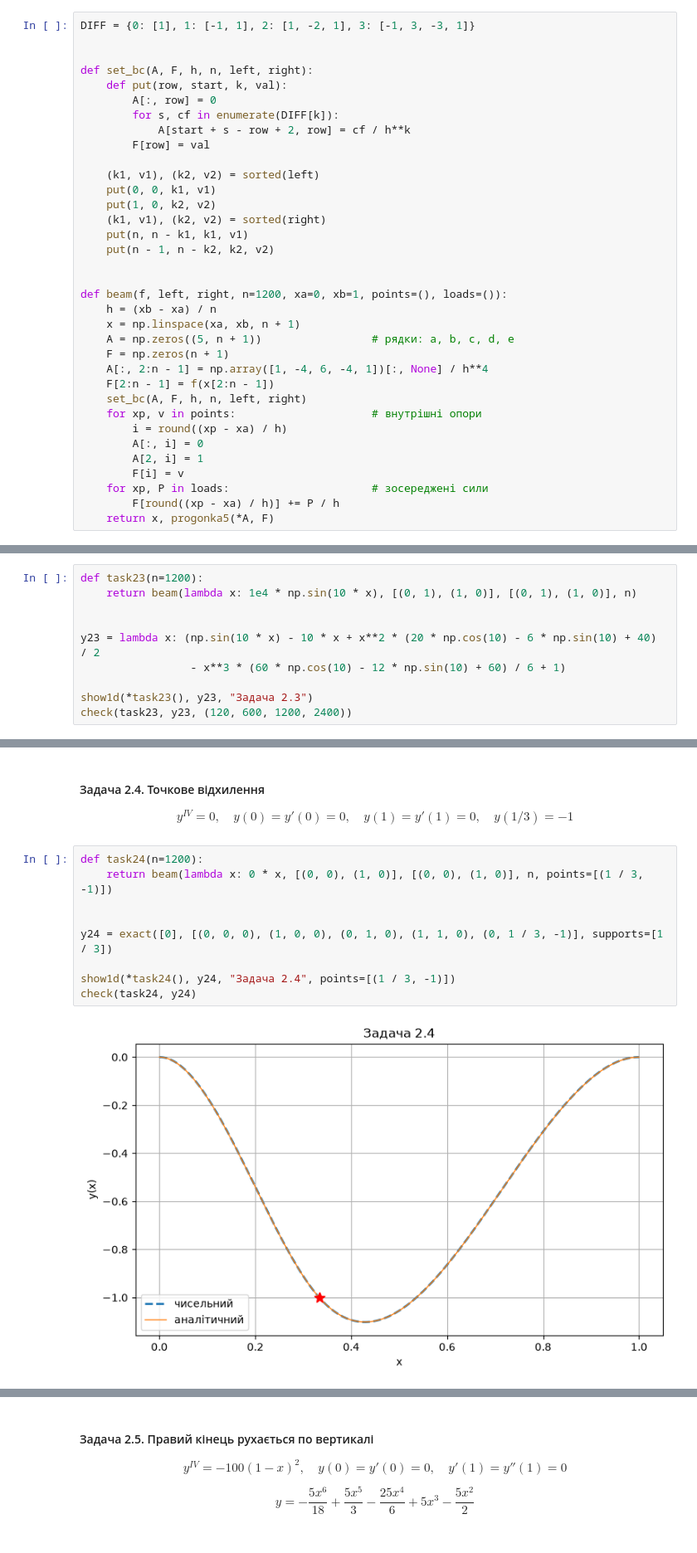
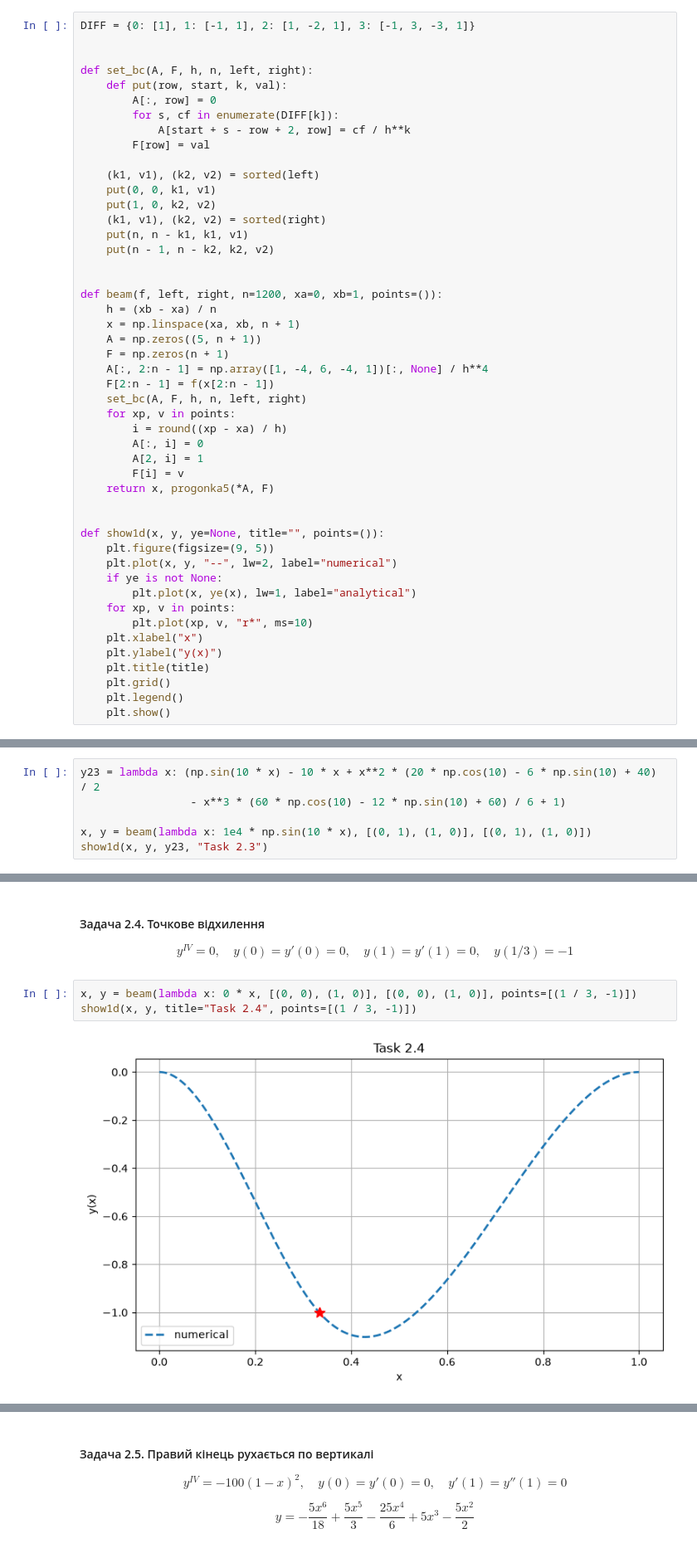
Before and after one commit to Pomidorry/CMMNS-labs, a Jupyter notebook: lab3.ipynb, the cells around one changed output, grey strips where cells are left out. Shown at 83% size. Saved outputs shown, nothing was run; the diff lists cells and outputs as text.

```diff
--- a/lab3.ipynb
+++ b/lab3.ipynb
@@ -85,19 +72,32 @@ def set_bc(A, F, h, n, left, right):
     put(n - 1, n - k2, k2, v2)
 
 
-def beam(f, left, right, n=1200, xa=0, xb=1, points=(), loads=()):
+def beam(f, left, right, n=1200, xa=0, xb=1, points=()):
     h = (xb - xa) / n
     x = np.linspace(xa, xb, n + 1)
-    A = np.zeros((5, n + 1))                 # рядки: a, b, c, d, e
+    A = np.zeros((5, n + 1))
     F = np.zeros(n + 1)
     A[:, 2:n - 1] = np.array([1, -4, 6, -4, 1])[:, None] / h**4
     F[2:n - 1] = f(x[2:n - 1])
     set_bc(A, F, h, n, left, right)
-    for xp, v in points:                     # внутрішні опори
+    for xp, v in points:
         i = round((xp - xa) / h)
         A[:, i] = 0
         A[2, i] = 1
         F[i] = v
-    for xp, P in loads:                      # зосереджені сили
-        F[round((xp - xa) / h)] += P / h
     return x, progonka5(*A, F)
+
+
+def show1d(x, y, ye=None, title="", points=()):
+    plt.figure(figsize=(9, 5))
+    plt.plot(x, y, "--", lw=2, label="numerical")
+    if ye is not None:
+        plt.plot(x, ye(x), lw=1, label="analytical")
+    for xp, v in points:
+        plt.plot(xp, v, "r*", ms=10)
+    plt.xlabel("x")
+    plt.ylabel("y(x)")
+    plt.title(title)
+    plt.grid()
+    plt.legend()
+    plt.show()
@@ -157,13 +114,9 @@ $$
 y = \sin 10x - 10x + \frac{x^2(20\cos 10 - 6\sin 10 + 40)}{2} - \frac{x^3(60\cos 10 - 12\sin 10 + 60)}{6} + 1
 $$
 # %%
-def task23(n=1200):
-    return beam(lambda x: 1e4 * np.sin(10 * x), [(0, 1), (1, 0)], [(0, 1), (1, 0)], n)
-
-
 y23 = lambda x: (np.sin(10 * x) - 10 * x + x**2 * (20 * np.cos(10) - 6 * np.sin(10) + 40) / 2
                  - x**3 * (60 * np.cos(10) - 12 * np.sin(10) + 60) / 6 + 1)
 
-show1d(*task23(), y23, "Задача 2.3")
-check(task23, y23, (120, 600, 1200, 2400))
+x, y = beam(lambda x: 1e4 * np.sin(10 * x), [(0, 1), (1, 0)], [(0, 1), (1, 0)])
+show1d(x, y, y23, "Task 2.3")
 # %% [output]
@@ -179,13 +128,7 @@ $$
 y^{IV} = 0, \quad y(0) = y'(0) = 0, \quad y(1) = y'(1) = 0, \quad y(1/3) = -1
 $$
 # %%
-def task24(n=1200):
-    return beam(lambda x: 0 * x, [(0, 0), (1, 0)], [(0, 0), (1, 0)], n, points=[(1 / 3, -1)])
-
-
-y24 = exact([0], [(0, 0, 0), (1, 0, 0), (0, 1, 0), (1, 1, 0), (0, 1 / 3, -1)], supports=[1 / 3])
-
-show1d(*task24(), y24, "Задача 2.4", points=[(1 / 3, -1)])
-check(task24, y24)
+x, y = beam(lambda x: 0 * x, [(0, 0), (1, 0)], [(0, 0), (1, 0)], points=[(1 / 3, -1)])
+show1d(x, y, title="Task 2.4", points=[(1 / 3, -1)])
 # %% [output]
-[figure, old version]
+[figure, new version]
```
Also changed, not shown: parts of 30 cells of this notebook.
